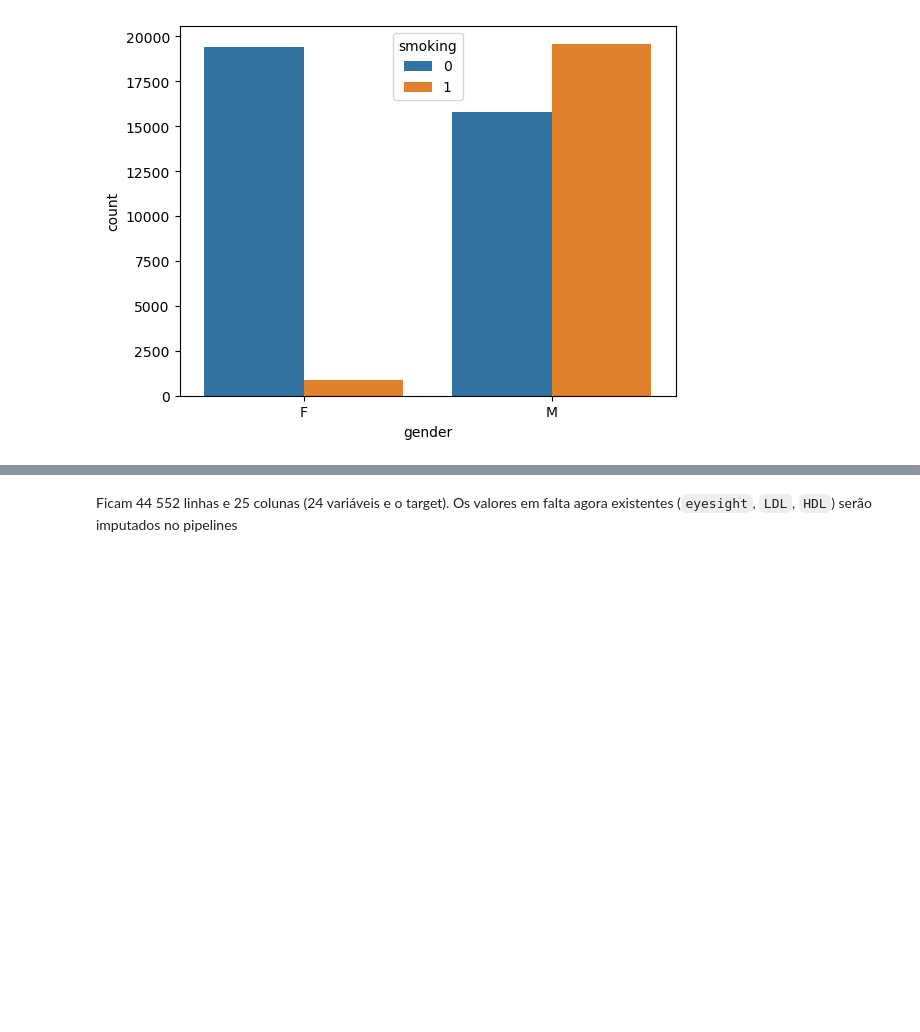
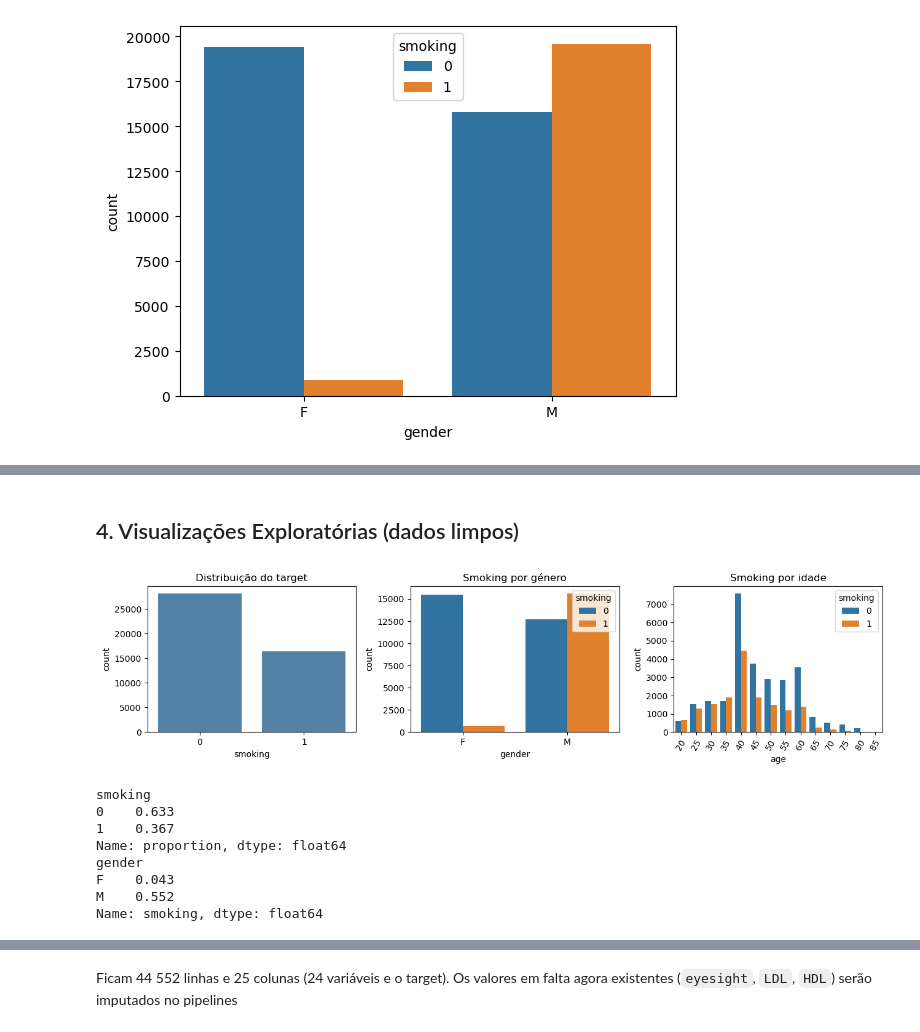
Before and after one commit to catarinagraca/tp-ml, a Jupyter notebook: meta1.ipynb, the cells around one changed output, grey strips where cells are left out. Saved outputs shown, nothing was run; the diff lists cells and outputs as text; code cells hidden in the pictures; blank space fills up the shorter version.

```diff
--- a/meta1.ipynb
+++ b/meta1.ipynb
@@ -172,10 +200,9 @@ plt.show()
 # %%
-n_antes = len(df)
-df_clean = df.drop(columns=['ID', 'oral']).drop_duplicates().copy()
-print(f"Duplicados removidos: {n_antes - len(df_clean)}")
 
 df_clean['eyesight(left)'] = df_clean['eyesight(left)'].replace(9.9, np.nan)
 df_clean['eyesight(right)'] = df_clean['eyesight(right)'].replace(9.9, np.nan)
+
+print("\nValores em falta após limpeza:")
 
 print("LDL > Cholesterol:", (df_clean['LDL'] > df_clean['Cholesterol']).sum(),
       "| HDL > Cholesterol:", (df_clean['HDL'] > df_clean['Cholesterol']).sum())
@@ -185,7 +212,10 @@ df_clean.loc[df_clean['HDL'] > df_clean['Cholesterol'], 'HDL'] = np.nan
 df_clean['hearing(left)'] = (df_clean['hearing(left)'] == 2.0).astype(int)
 df_clean['hearing(right)'] = (df_clean['hearing(right)'] == 2.0).astype(int)
 
-print(f"Dimensão após limpeza inicial: {df_clean.shape}")
-faltas = df_clean.isnull().sum()
-print(faltas[faltas > 0])
+
+
+CamposFalta = df_clean.isnull().sum()
+print(CamposFalta [CamposFalta > 0])
+
+print(f"\nApós a limpeza: ",df_clean.shape)
 # %% [output]
@@ -199,0 +300,20 @@ dtype: int64
+# %% [markdown]
+## 4. Visualizações Exploratórias (dados limpos)
+# %%
+ig, ax = plt.subplots(1, 3, figsize=(13, 3.4))
+sns.countplot(x=target, data=df_clean, ax=ax[0], color="steelblue"); ax[0].set_title("Distribuição do target")
+sns.countplot(data=df_clean, x="gender", hue=target, ax=ax[1]); ax[1].set_title("Smoking por género")
+sns.countplot(data=df_clean, x="age", hue=target, ax=ax[2]); ax[2].set_title("Smoking por idade"); ax[2].tick_params(axis="x", rotation=60)
+plt.tight_layout(); plt.savefig("fig_target.png", dpi=200, bbox_inches="tight"); plt.show()
+print(df_clean[target].value_counts(normalize=True).round(3))
+print(df_clean.groupby("gender")[target].mean().round(3))
+# %% [output]
+[figure, added]
+smoking
+0    0.633
+1    0.367
+Name: proportion, dtype: float64
+gender
+F    0.043
+M    0.552
+Name: smoking, dtype: float64
```
Also changed, not shown: parts of 42 cells of this notebook, 18 other files.
